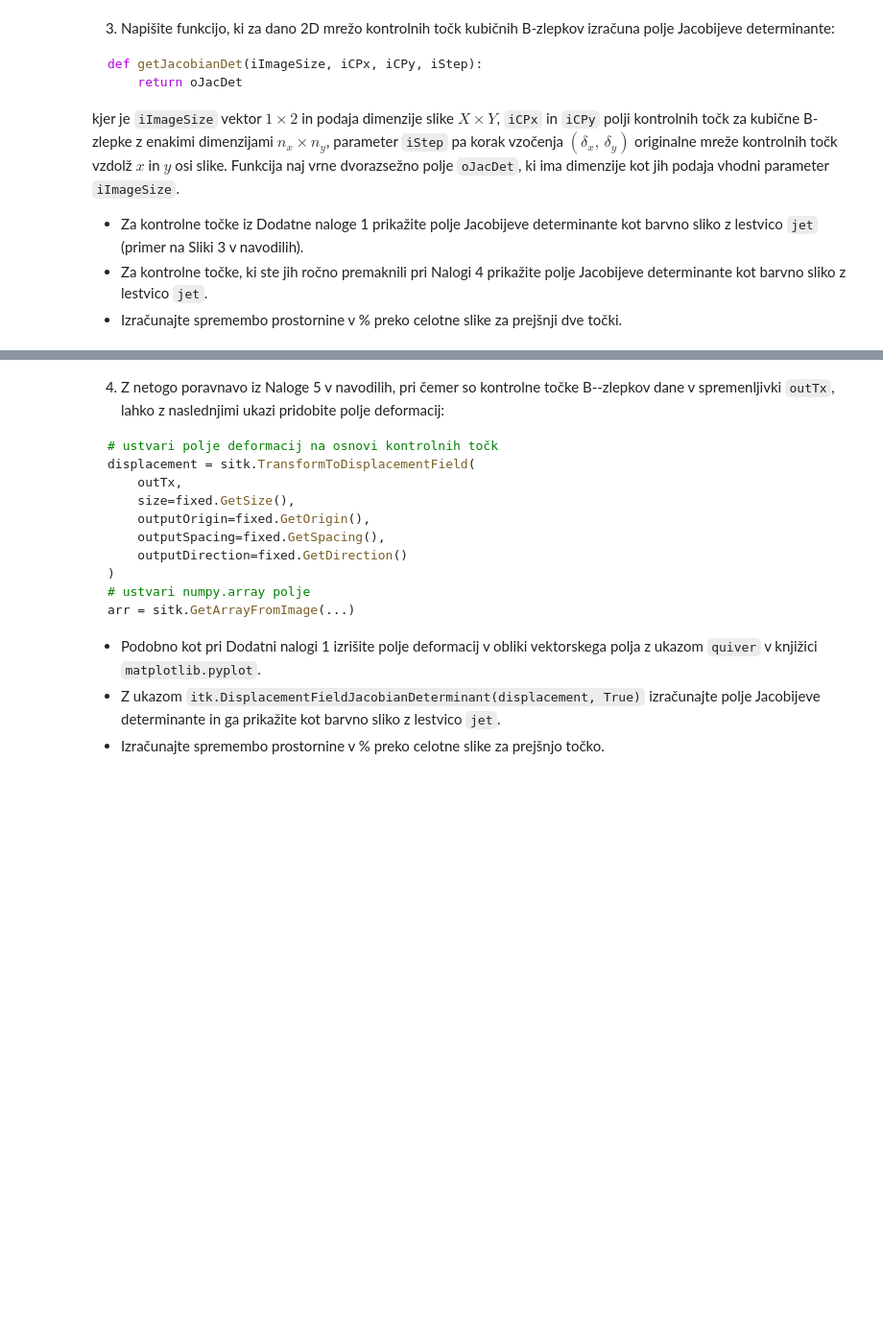
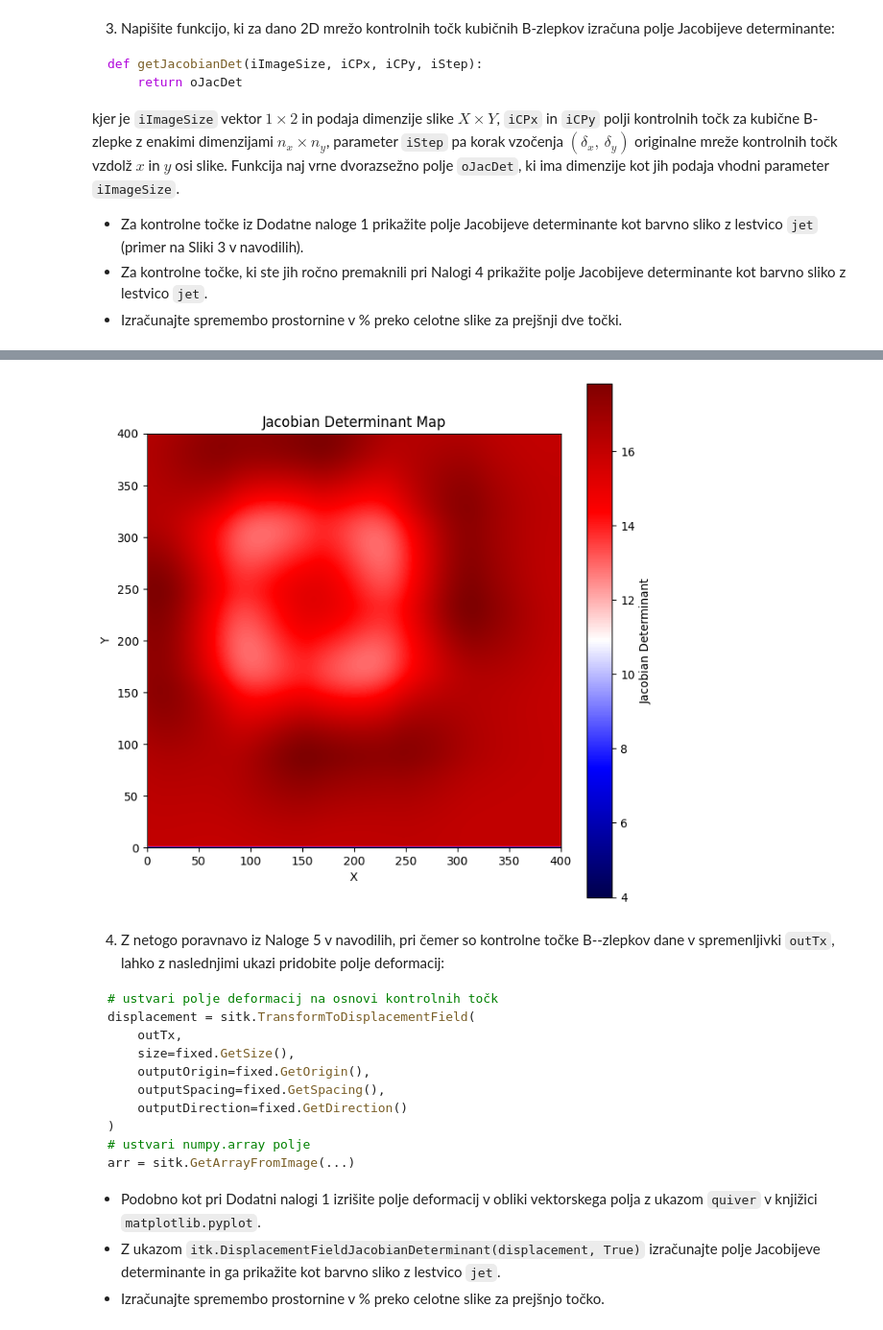
Before and after one commit to dis012/MedicalImageAnalysis, a Jupyter notebook: Vaja2/01-Netoga_poravnava_slik 2/3_Dodatne_naloge.ipynb, the cells around one changed output, grey strips where cells are left out. Shown at 96% size. Cells and saved outputs as stored; diff of their text form; code cells hidden in the pictures; blank space fills up the shorter version.

````diff
--- a/Vaja2/01-Netoga_poravnava_slik 2/3_Dodatne_naloge.ipynb
+++ b/Vaja2/01-Netoga_poravnava_slik 2/3_Dodatne_naloge.ipynb
@@ -26,3 +150,90 @@ kjer je `iImageSize` vektor $1 \times 2$ in podaja dimenzije slike $X \times Y$,
+# %%
+from scipy.interpolate import interpn
+
+def getChessBoardImage(iImageSize, iArraySize=10, dtype='uint8'):
+    dy = int(np.ceil(iImageSize[0] / iArraySize)) + 1
+    dx = int(np.ceil(iImageSize[1] / iArraySize)) + 1
+
+    A = [255 * np.ones(shape=(iArraySize, iArraySize)),
+         np.zeros(shape=(iArraySize, iArraySize))]
+    board = np.array(np.vstack([np.hstack([A[(i + j) % 2] \
+                                           for i in range(dx)]) \
+                                for j in range(dy)]), dtype=dtype)
+
+    return board[:iImageSize[0], :iImageSize[1]]
+
+def swirlControlPoints(iCPx, iCPy, a=2.0, b=100.0):
+    oCPx = np.array(iCPx)
+    oCPy = np.array(iCPy)
+    xc = np.mean(oCPx[1:-3,1:-3])
+    yc = np.mean(oCPy[1:-3,1:-3])
+    rx1 = oCPx[1:-3,1:-3] - xc
+    ry1 = oCPy[1:-3,1:-3] - yc
+    angle = a*np.exp(-(rx1*rx1+ry1*ry1)/(b*b))
+    oCPx[1:-3,1:-3] = np.cos(angle)*rx1 + np.sin(angle)*ry1 + xc
+    oCPy[1:-3,1:-3] = -np.sin(angle)*rx1 + np.cos(angle)*ry1 + xc
+    return oCPx, oCPy
+
+def getCubicBSpline2DDeformation(iImageSize, iCPx, iCPy, iStep):
+    dy, dx = iImageSize
+    gx, gy = np.meshgrid(np.arange(dx), np.arange(dy))
+    gx = np.array(gx, dtype='float64')
+    gy = np.array(gy, dtype='float64')
+    oGx = np.zeros_like(gx)
+    oGy = np.zeros_like(gy)
+    for l in (0, 1, 2, 3):
+        for m in (0, 1, 2, 3):
+            i = np.floor(gx / iStep[0])
+            j = np.floor(gy / iStep[1])
+            u = gx / iStep[0] - i
+            v = gy / iStep[1] - j
+            oGx += B[l](u) * B[m](v) * iCPx[
+                    np.array(j, dtype='int64') + m,
+                    np.array(i, dtype='int64') + l]
+            oGy += B[l](u) * B[m](v) * iCPy[
+                    np.array(j, dtype='int64') + m,
+                    np.array(i, dtype='int64') + l]
+    return oGx, oGy
+
+def deformImageBSpline2D(iImage, iCPx, iCPy, iStep):
+    dy, dx = iImage.shape
+    oGx, oGy = getCubicBSpline2DDeformation(iImage.shape, iCPx, iCPy, iStep)
+    gx, gy = np.meshgrid(np.arange(dx), np.arange(dy))
+    oGx = 2*gx - oGx
+    oGy = 2*gy - oGy
+
+    oImage = interpn((np.arange(dy), np.arange(dx)), iImage.astype('float64'),
+                     np.dstack((oGy, oGx)), method='linear', bounds_error=False,
+                     fill_value=0) # bounds error dopušča, da se točke izven slike interpolirajo
+    return oImage
+
+# določi velikost slike in velikost polja šahovnice
+cbImage = getChessBoardImage((400,400), 50)
+
+# določi korak vzorčenja kontrolnih točk
+iStep = (80, 80)
+
+# ustvari kontrolne točke
+oCPx, oCPy = getCubicBSpline2DGrid(cbImage.shape, iStep)
+
+# premakni kontrolne točke glede na funkcijo vrtinca
+oCPx_swirl, oCPy_swirl = swirlControlPoints(oCPx, oCPy, a=2.0, b=100.0)
+
+# izračunaj polje deformacij
+oGx, oGy = getCubicBSpline2DDeformation(
+    cbImage.shape, oCPx_swirl, oCPy_swirl, iStep)
+
+jacobian_determinant = getJacobianDet(cbImage.shape, oCPx_swirl, oCPy_swirl, iStep)
+
+plt.figure(figsize=(8, 8))
+plt.imshow(jacobian_determinant, cmap='seismic', extent=(0, cbImage.shape[1], 0, cbImage.shape[0]))
+plt.colorbar(label='Jacobian Determinant')
+plt.title('Jacobian Determinant Map')
+plt.xlabel('X')
+plt.ylabel('Y')
+plt.show()
+# %% [output]
+[figure, added]
 # %% [markdown]
 4. Z netogo poravnavo iz Naloge 5 v navodilih, pri čemer so kontrolne točke B--zlepkov dane v spremenljivki `outTx`, lahko z naslednjimi ukazi pridobite polje deformacij:
   ```python
````
Also changed, not shown: parts of 6 cells of this notebook, 3 other files.
